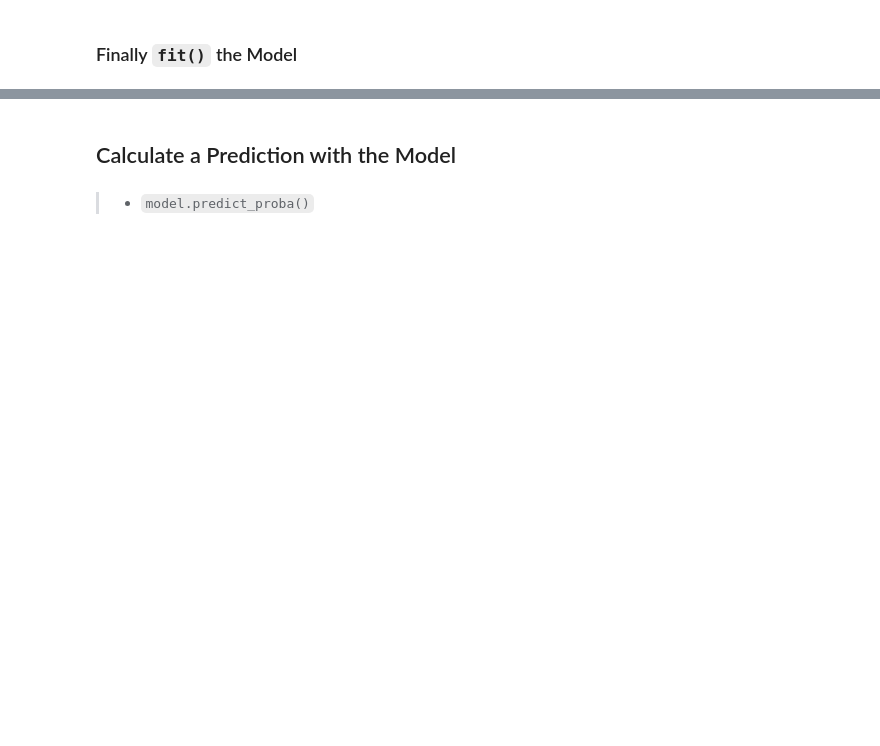
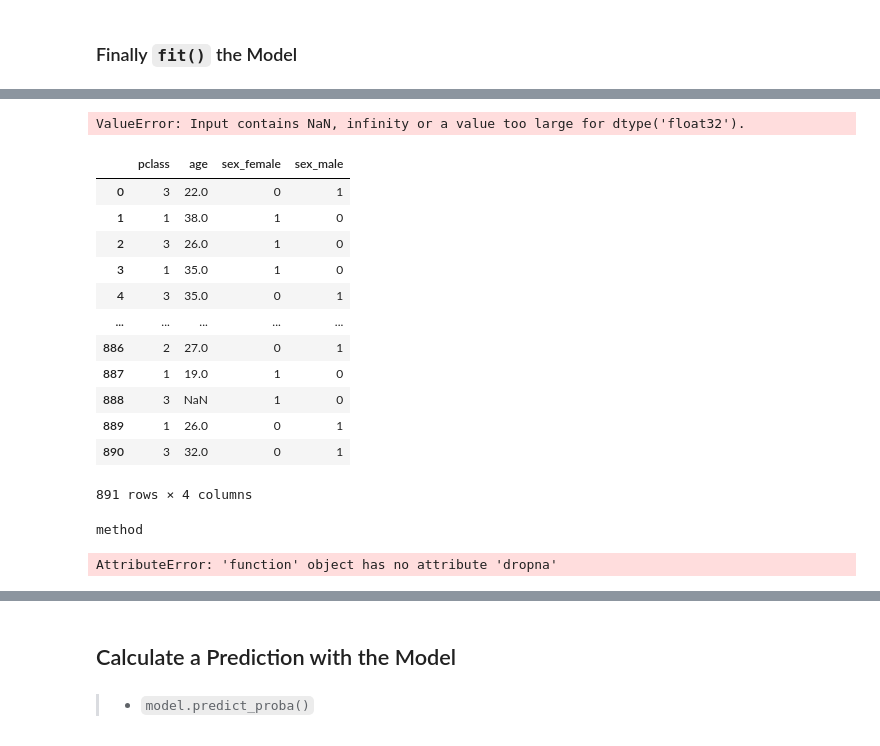
Before and after one commit to jgijonc/resolving-python-data-science, a Jupyter notebook: II Machine Learning & Deep Learning/02_Decision Tree. A Supervised Classification Model/02session_decision-tree.ipynb, the cells around one changed output, grey strips where cells are left out. Saved outputs shown, nothing was run; the diff lists cells and outputs as text; code cells hidden in the pictures; blank space fills up the shorter version.

```diff
--- a/II Machine Learning & Deep Learning/02_Decision Tree. A Supervised Classification Model/02session_decision-tree.ipynb
+++ b/II Machine Learning & Deep Learning/02_Decision Tree. A Supervised Classification Model/02session_decision-tree.ipynb
@@ -159,2 +92,4 @@ target = ?
 # %% [markdown]
 ### Finally `fit()` the Model
+# %%
+model.fit(X, y)
@@ -160,0 +98,2 @@ target = ?
+# %%
+model.fit(X, y)
@@ -160,0 +121,22 @@ target = ?
+# %%
+X = pd.get_dummies(X)
+# %%
+model.fit(X,y)
+# %% [output]
+ValueError: Input contains NaN, infinity or a value too large for dtype('float32').
+# %%
+X
+# %% [output]
+|  | pclass | age | sex_female | sex_male |
+| 0 | 3 | 22.0 | 0 | 1 |
+| 1 | 1 | 38.0 | 1 | 0 |
+| 2 | 3 | 26.0 | 1 | 0 |
+| 3 | 1 | 35.0 | 1 | 0 |
+| 4 | 3 | 35.0 | 0 | 1 |
+| ... | ... | ... | ... | ... |
+| 886 | 2 | 27.0 | 0 | 1 |
+| 887 | 1 | 19.0 | 1 | 0 |
+| 888 | 3 | NaN | 1 | 0 |
+| 889 | 1 | 26.0 | 0 | 1 |
+| 890 | 3 | 32.0 | 0 | 1 |
+891 rows × 4 columns
@@ -160,0 +145,8 @@ target = ?
+# %%
+type(a)
+# %% [output]
+method
+# %%
+a.dropna()
+# %% [output]
+AttributeError: 'function' object has no attribute 'dropna'
```
Also changed, not shown: parts of 67 cells of this notebook, 2 other files.
